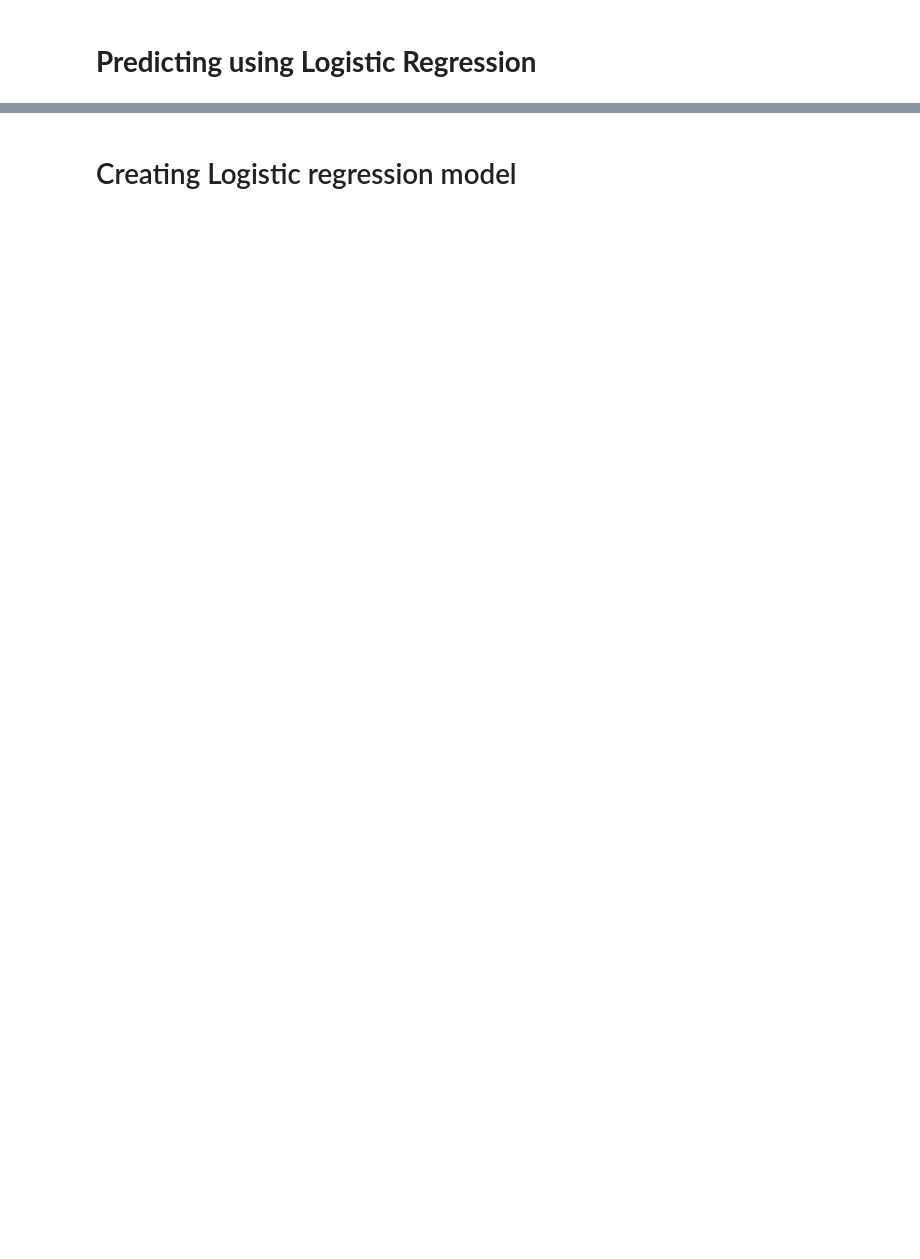
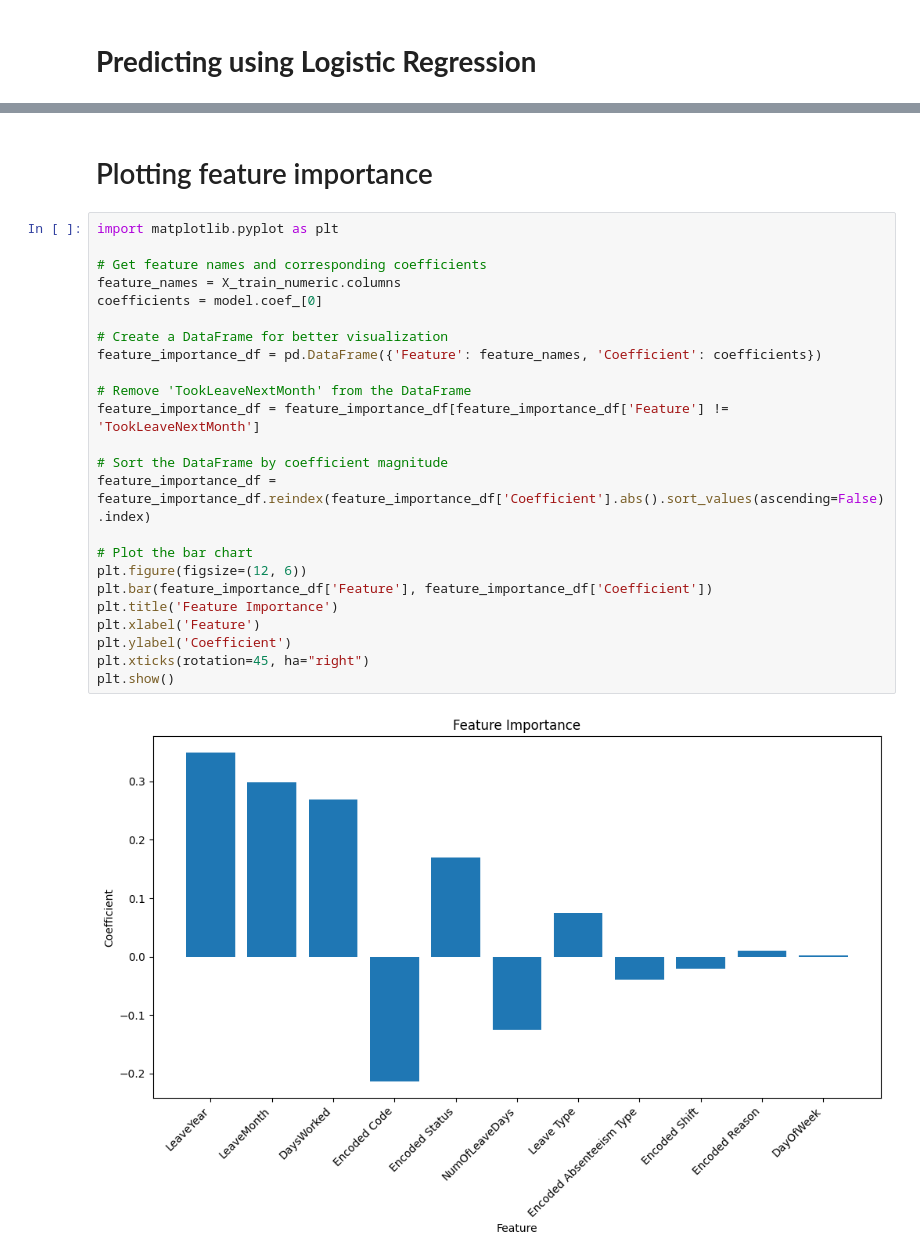
Before and after one commit to DSGP-Group-1-EAPS/SL-Apparel-Dataset, a Jupyter notebook: Logistic_regression.ipynb, the cells around one changed output, grey strips where cells are left out. Drawn from its saved outputs; the diff is of its cells as text; blank space fills up the shorter version.

```diff
--- a/Logistic_regression.ipynb
+++ b/Logistic_regression.ipynb
@@ -51,2 +22,28 @@ Accuracy: 0.9854
-# %% [markdown]
-# Creating Logistic regression model
+# %% [markdown]
+# Plotting feature importance
+# %%
+import matplotlib.pyplot as plt
+
+# Get feature names and corresponding coefficients
+feature_names = X_train_numeric.columns
+coefficients = model.coef_[0]
+
+# Create a DataFrame for better visualization
+feature_importance_df = pd.DataFrame({'Feature': feature_names, 'Coefficient': coefficients})
+
+# Remove 'TookLeaveNextMonth' from the DataFrame
+feature_importance_df = feature_importance_df[feature_importance_df['Feature'] != 'TookLeaveNextMonth']
+
+# Sort the DataFrame by coefficient magnitude
+feature_importance_df = feature_importance_df.reindex(feature_importance_df['Coefficient'].abs().sort_values(ascending=False).index)
+
+# Plot the bar chart
+plt.figure(figsize=(12, 6))
+plt.bar(feature_importance_df['Feature'], feature_importance_df['Coefficient'])
+plt.title('Feature Importance')
+plt.xlabel('Feature')
+plt.ylabel('Coefficient')
+plt.xticks(rotation=45, ha="right")
+plt.show()
+# %% [output]
+[figure, added]
```
Also changed, not shown: parts of 13 cells of this notebook.
